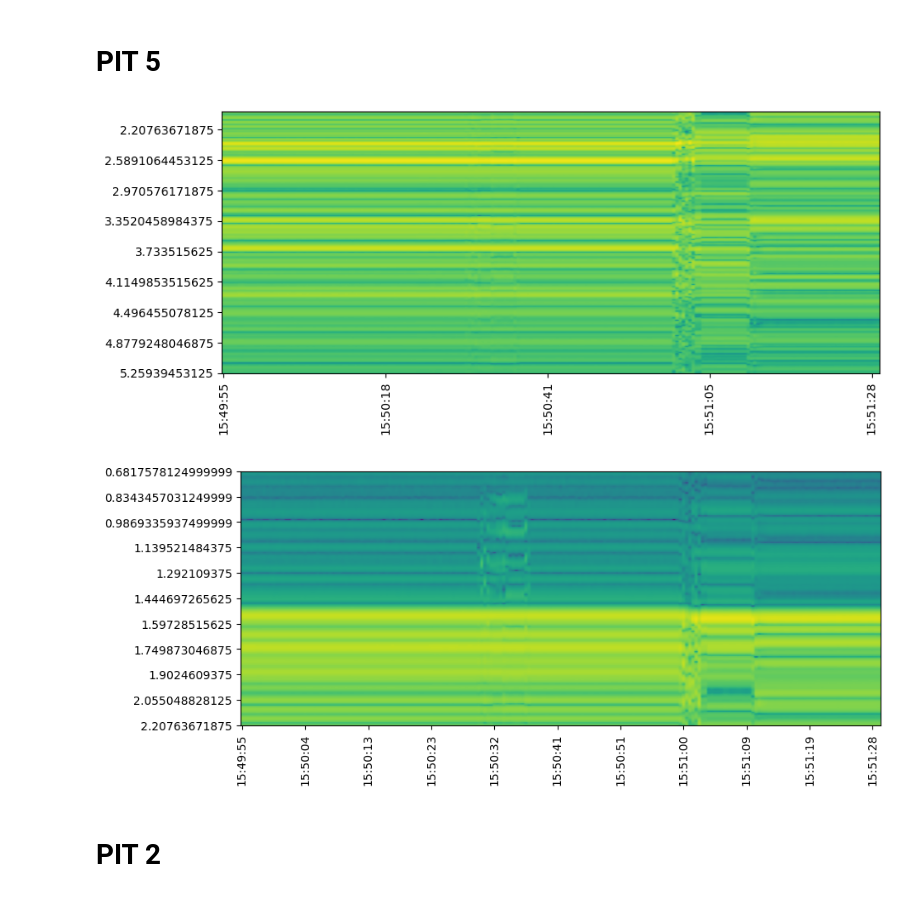
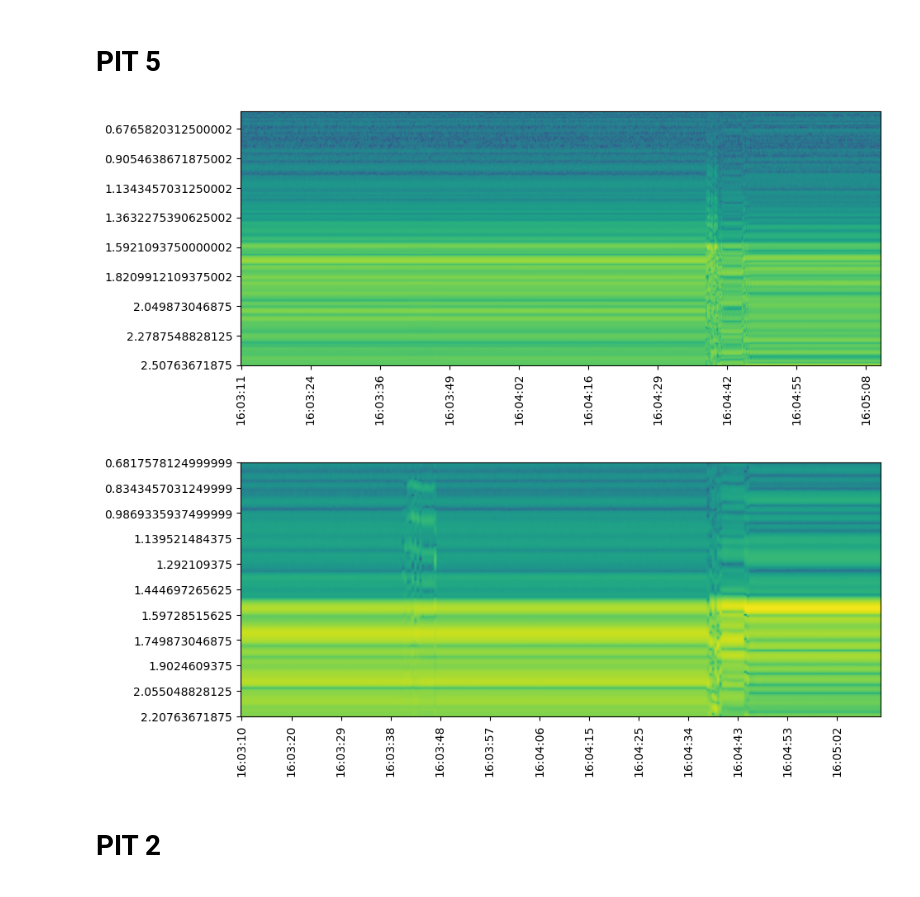
Before and after one commit to robbiemallett/kuka_deep_pits, a Jupyter notebook: code/Get_kuka_times.ipynb, the cells around one changed output. Cells and saved outputs as stored; diff of their text form; code cells hidden in the pictures.

```diff
--- a/code/Get_kuka_times.ipynb
+++ b/code/Get_kuka_times.ipynb
@@ -47,14 +40,14 @@ pits[pitno]['ka_file'] = ka_f
 # %%
 ka_f = 'kuka_stare_decon_Ka-Scat20230807-160311.nc'
 
-plot_file(f,'ka',directory)
+kt.plot_file(ka_f,'ka',directory)
 
 ku_f = 'kuka_stare_decon_Ku-Scat20230807-160310.nc'
 
-plot_file(f,'ku',directory)
+kt.plot_file(ku_f,'ku',directory)
 # %% [output]
-[figure, old version]
+[figure, new version]
-[figure, old version]
+[figure, new version]
 # %%
 pitno=5
 pits[pitno] = {}
```
Also changed, not shown: parts of 12 cells of this notebook, 36 other files.
